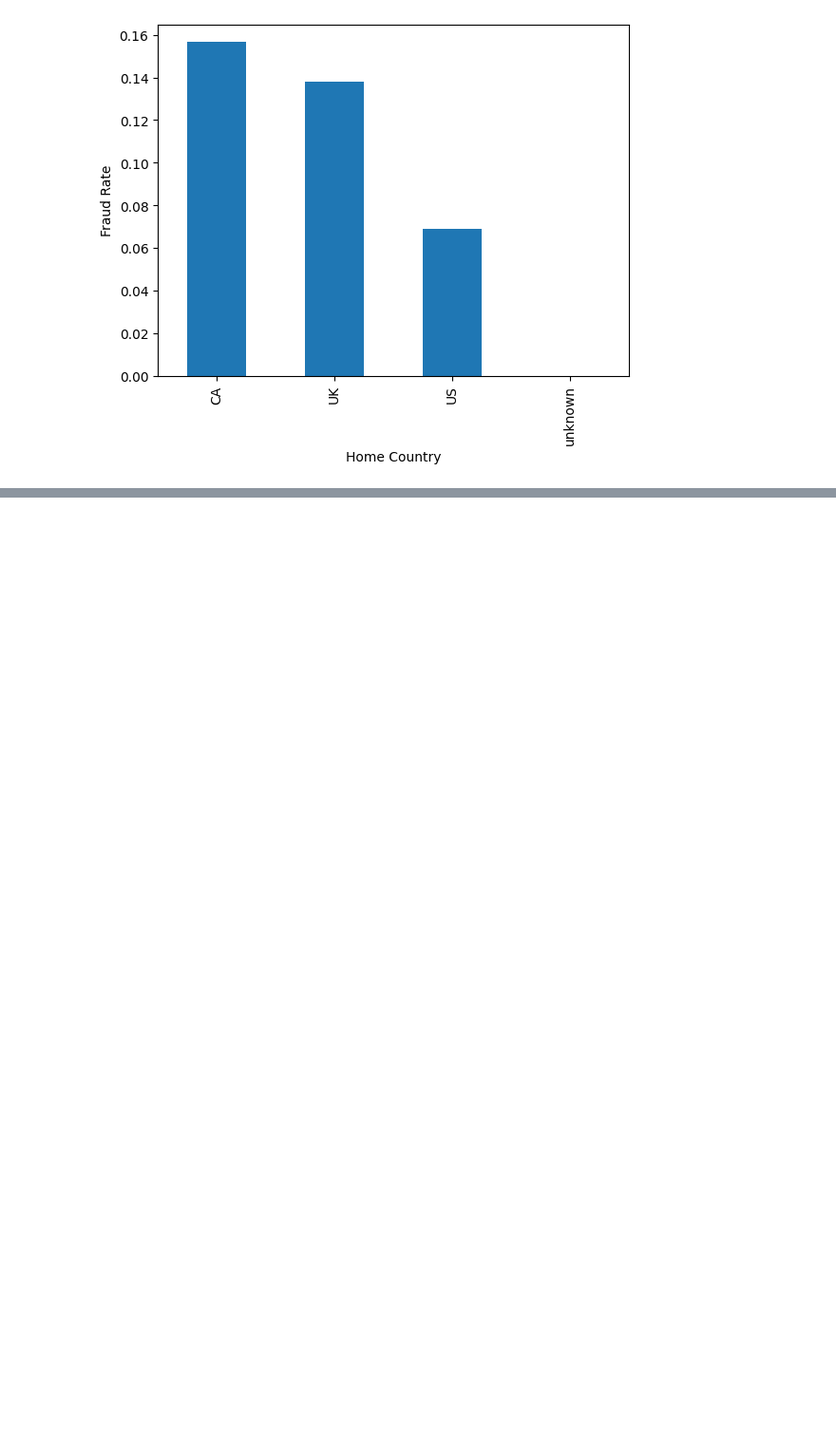
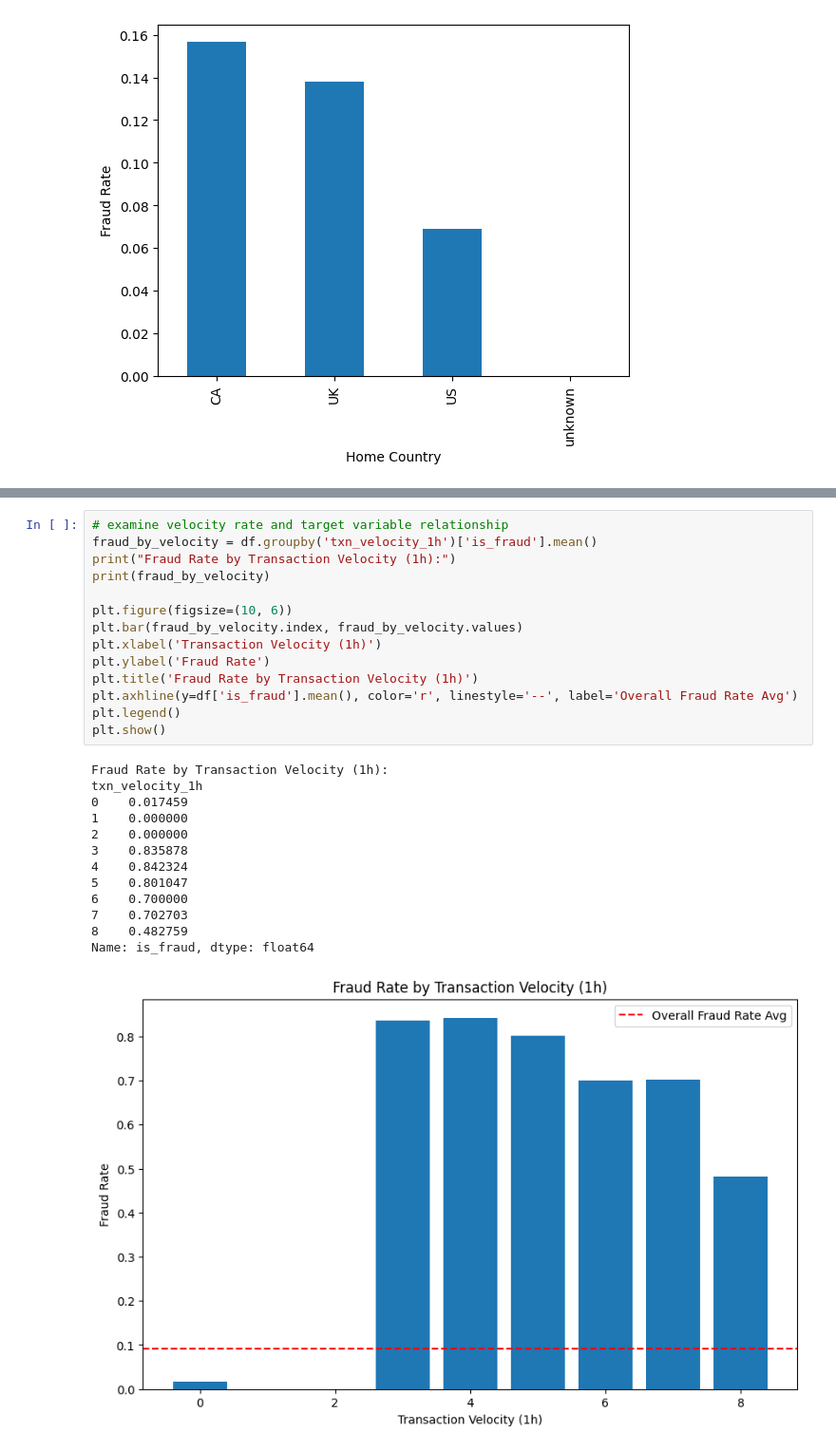
Before and after one commit to WhizIkem/Novapay-fraud-detection, a Jupyter notebook: 04_features_eda.ipynb, the cells around one changed output, grey strips where cells are left out. Shown at 95% size. Cells and saved outputs as stored; diff of their text form; blank space fills up the shorter version.

```diff
--- a/04_features_eda.ipynb
+++ b/04_features_eda.ipynb
@@ -363,0 +481,28 @@ plt.show()
+# %%
+# examine velocity rate and target variable relationship
+fraud_by_velocity = df.groupby('txn_velocity_1h')['is_fraud'].mean()
+print("Fraud Rate by Transaction Velocity (1h):")
+print(fraud_by_velocity)
+
+plt.figure(figsize=(10, 6))
+plt.bar(fraud_by_velocity.index, fraud_by_velocity.values)
+plt.xlabel('Transaction Velocity (1h)')
+plt.ylabel('Fraud Rate')
+plt.title('Fraud Rate by Transaction Velocity (1h)')
+plt.axhline(y=df['is_fraud'].mean(), color='r', linestyle='--', label='Overall Fraud Rate Avg')
+plt.legend()
+plt.show()
+# %% [output]
+Fraud Rate by Transaction Velocity (1h):
+txn_velocity_1h
+0    0.017459
+1    0.000000
+2    0.000000
+3    0.835878
+4    0.842324
+5    0.801047
+6    0.700000
+7    0.702703
+8    0.482759
+Name: is_fraud, dtype: float64
+[figure, added]
```
Also changed, not shown: parts of 11 cells of this notebook.
